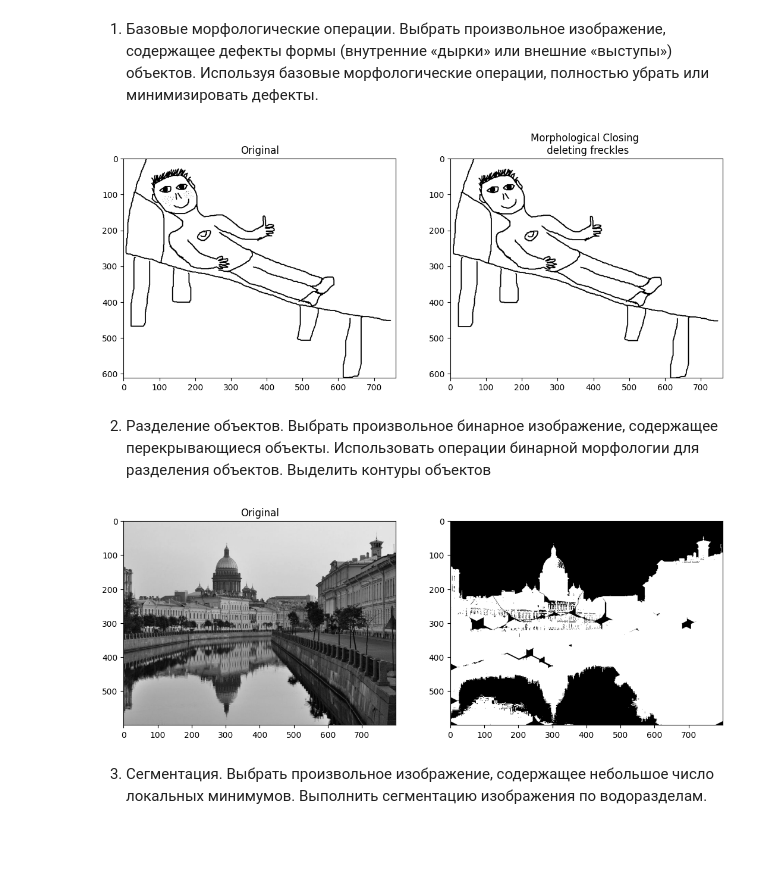
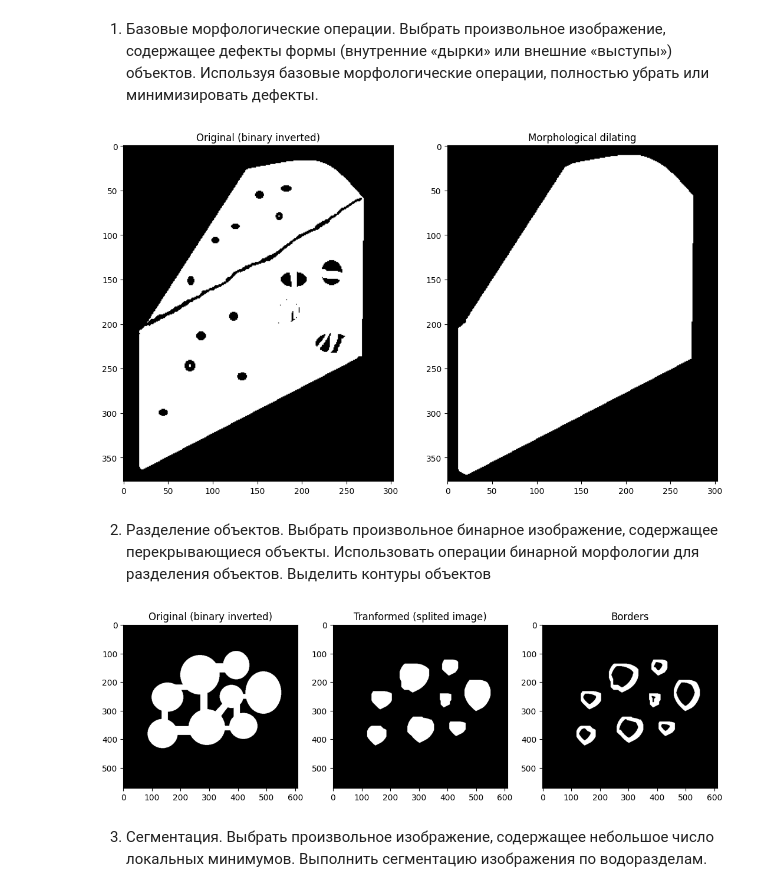
Before and after one commit to r73lan/openCV_python, a Jupyter notebook: lab4/lab4.ipynb, the cells around one changed output. Drawn from its saved outputs; the diff is of its cells as text; code cells hidden in the pictures; blank space fills up the shorter version.

```diff
--- a/lab4/lab4.ipynb
+++ b/lab4/lab4.ipynb
@@ -9,45 +9,19 @@ import matplotlib.pyplot as plt
 морфологические операции, полностью убрать или минимизировать дефекты.
 # %%
 I = cv2.imread('myimage.png', cv2.IMREAD_GRAYSCALE)
-_,binary_im = cv2.threshold(I, 127, 255, cv2.THRESH_BINARY)
-kernel = cv2.getStructuringElement(cv2.MORPH_ELLIPSE, (2,2))
-image_transform = cv2.morphologyEx(binary_im, cv2.MORPH_CLOSE, kernel)
+_,binary_im = cv2.threshold(I, 200, 255, cv2.THRESH_BINARY_INV)
+kernel = cv2.getStructuringElement(cv2.MORPH_ELLIPSE, (5,5))
+image_transform = cv2.morphologyEx(binary_im, cv2.MORPH_DILATE, kernel, iterations=3)
 f, axs = plt.subplots(1,2, figsize=(13,13))
 axs[0].imshow(binary_im, cmap='gray')
 axs[1].imshow(image_transform, cmap='gray')
-axs[0].set_title('Original')
-axs[1].set_title('Morphological Closing \n deleting freckles')
+axs[0].set_title('Original (binary inverted)')
+axs[1].set_title('Morphological dilating')
 plt.show()
 # %% [output]
-[figure, old version]
+[figure, new version]
 # %% [markdown]
 2. Разделение объектов. Выбрать произвольное бинарное изображение,
 содержащее перекрывающиеся объекты.
 Использовать операции бинарной морфологии для разделения объектов.
 Выделить контуры объектов
-# %%
-I = cv2.imread("spb_2.jpg",cv2.IMREAD_GRAYSCALE)
-ret, Inew = cv2.threshold(I, 160, 255, cv2.THRESH_BINARY_INV)
-B = cv2.getStructuringElement(cv2.MORPH_ELLIPSE, (5, 5))
-# Erosion
-BW2 = cv2.morphologyEx(Inew, cv2.MORPH_ERODE, B, iterations = 10, borderType = cv2.BORDER_CONSTANT, borderValue = (0))
-# Dilation
-T = np.zeros_like(Inew)
-while cv2.countNonZero(BW2) < BW2.size:
-    D = cv2.dilate(BW2, B, borderType = cv2.BORDER_CONSTANT, borderValue = (0))
-    C = cv2.morphologyEx(D, cv2.MORPH_CLOSE, B, borderType = cv2.BORDER_CONSTANT, borderValue = (0))
-    S = C - D
-    T = cv2.bitwise_or(S, T)
-    BW2 = D
-# Closing for borders
-T = cv2.morphologyEx(T, cv2.MORPH_CLOSE, B, iterations = 10, borderType = cv2.BORDER_CONSTANT, borderValue = (255))
-# Remove borders from an image
-Inew = cv2.bitwise_and(~T, Inew )
-f, axs = plt.subplots(1,2, figsize=(13,13))
-axs[0].imshow(I, cmap='gray')
-axs[1].imshow(Inew, cmap='gray')
-axs[0].set_title('Original')
-axs[1].set_title('')
-plt.show()
-# %% [output]
-[figure, removed]
@@ -82,3 +28,23 @@ cv2.destroyAllWindows()
+# %%
+image = cv2.imread('pva.png', cv2.IMREAD_GRAYSCALE)
+_, binary_image = cv2.threshold(image, 127, 255, cv2.THRESH_BINARY)
+
+kernel = cv2.getStructuringElement(cv2.MORPH_ELLIPSE, (4, 4))
+eroded = cv2.erode(binary_image, kernel, iterations=20)
+dilated = cv2.dilate(eroded, kernel, iterations=10)
+result = cv2.bitwise_and(dilated, image)
+borders = cv2.dilate(eroded, kernel) - result
+
+f, axs = plt.subplots(1,3, figsize=(13,13))
+axs[0].imshow(binary_image, cmap='gray')
+axs[1].imshow(result, cmap='gray')
+axs[2].imshow(borders, cmap='gray')
+axs[0].set_title('Original (binary inverted)')
+axs[1].set_title('Tranformed (splited image)')
+axs[2].set_title('Borders')
+plt.show()
+# %% [output]
+[figure, added]
 # %% [markdown]
 3. Сегментация. Выбрать произвольное изображение,
 содержащее небольшое число локальных минимумов.
```
Also changed, not shown: parts of 1 cell of this notebook, 3 other files.
